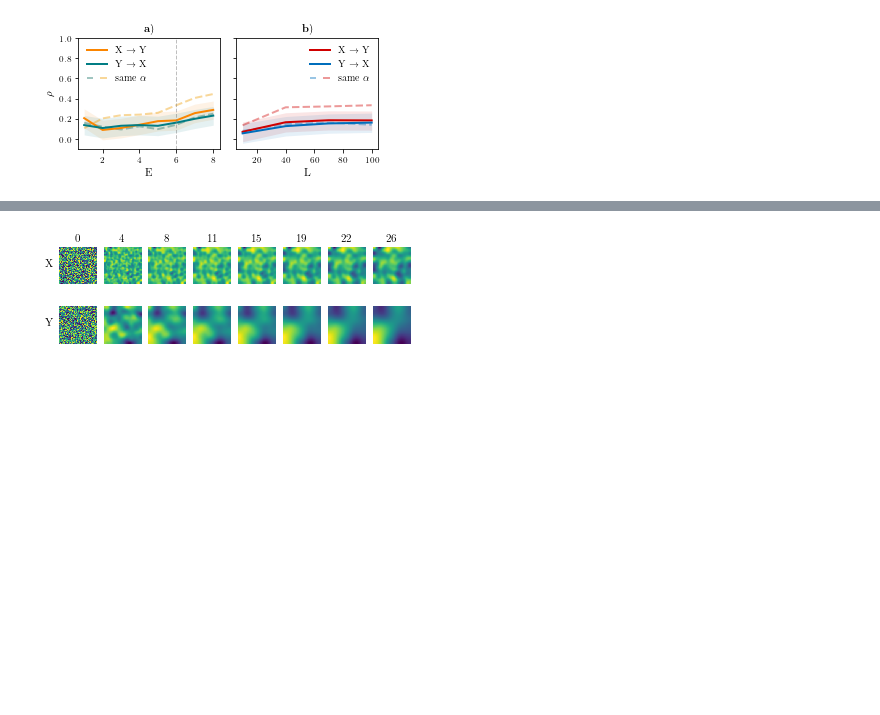
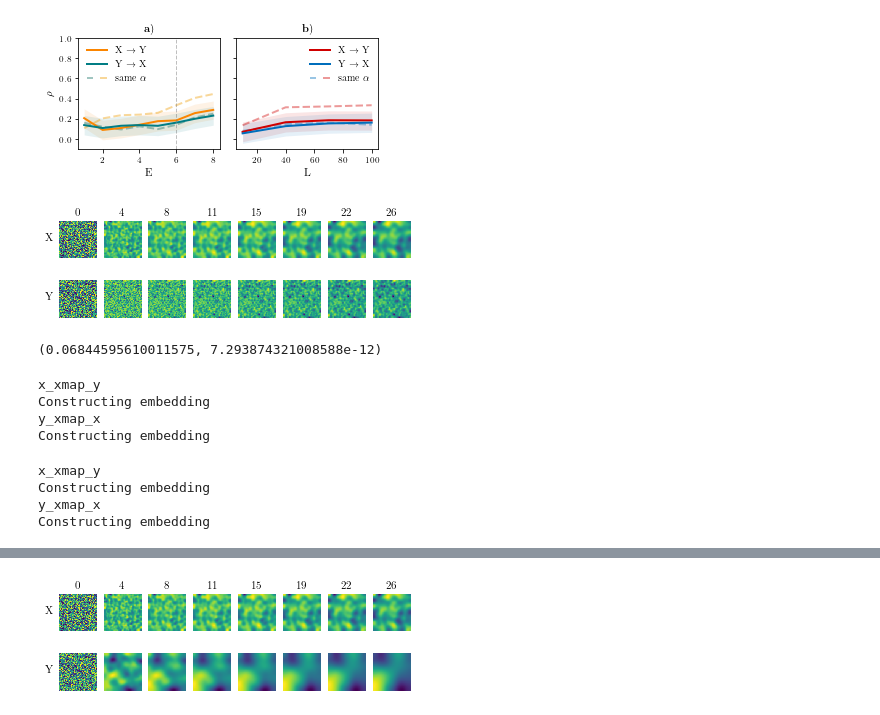
Before and after one commit to KatharinaBracher/GCCM, a Jupyter notebook: code/DiffusionShort.ipynb, the cells around one changed output, grey strips where cells are left out. Drawn from its saved outputs; the diff is of its cells as text; code cells hidden in the pictures; blank space fills up the shorter version.

Commit message:
adapt plots and script for versions

```diff
--- a/code/DiffusionShort.ipynb
+++ b/code/DiffusionShort.ipynb
@@ -550,3 +529,29 @@ plt.tight_layout()
 plt.savefig('plots/diffusion_short/v1_c01_diffquart.pdf', bbox_inches='tight')
 # %% [output]
 [figure]
+# %%
+a1 = 2.8e-4  # X
+a2 = 0.35e-4  # Y
+# %%
+X, Y = run_sim(X_rand, Y_rand, T=30, c=0.1, a1=a1, a2=a2)
+# %% [output]
+[figure, added]
+# %%
+correlation_coefficient, p_value = pearsonr(X.flatten(), Y.flatten())
+correlation_coefficient, p_value
+# %% [output]
+(0.06844595610011575, 7.293874321008588e-12)
+# %%
+rddesults_01 = run_optEmbedding_sampling(X, Y, lib_size, dims, cores=6)
+# %% [output]
+x_xmap_y
+Constructing embedding
+y_xmap_x
+Constructing embedding
+# %%
+rddesults_01_L = run_GCCM_sampling(X, Y, lib_sizes, E=6, cores=6)
+# %% [output]
+x_xmap_y
+Constructing embedding
+y_xmap_x
+Constructing embedding
```
Also changed, not shown: parts of 9 cells of this notebook, 14 other files.
